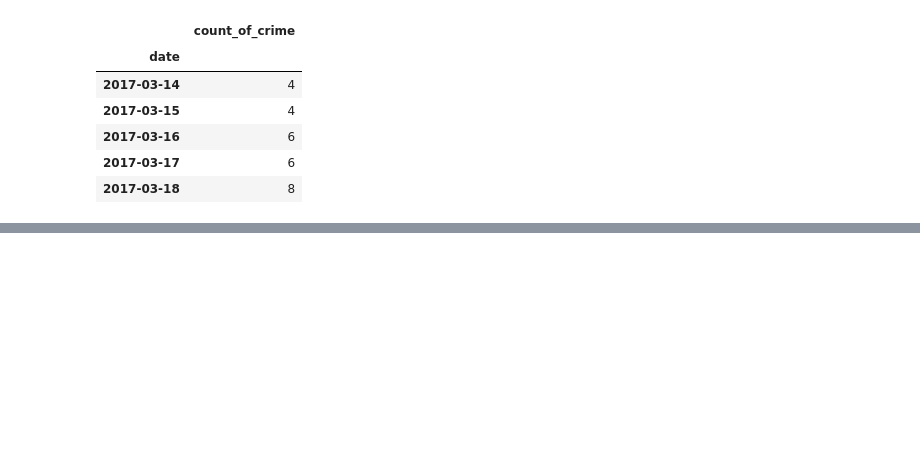
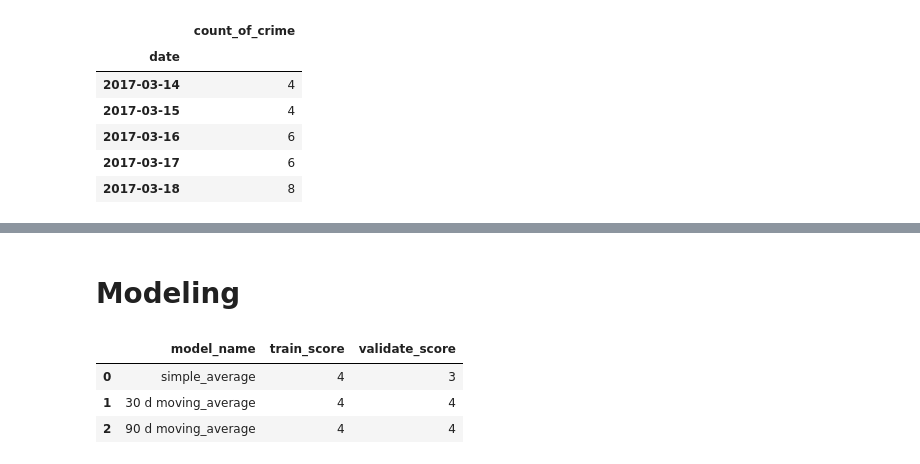
Before and after one commit to cristinalucin/boston-crime-data-project, a Jupyter notebook: Final Project Notebook.ipynb, the cells around one changed output, grey strips where cells are left out. Saved outputs shown, nothing was run; the diff lists cells and outputs as text; code cells hidden in the pictures; blank space fills up the shorter version.

Commit message:
updated explore, model, and created read me

```diff
--- a/Final Project Notebook.ipynb
+++ b/Final Project Notebook.ipynb
@@ -192,0 +247,10 @@ e.train_test_viz(train, validate, test)
+# %% [markdown]
+# Modeling
+# %%
+scores = m.eval_timeseries_models(train,validate, test)
+scores
+# %% [output]
+|  | model_name | train_score | validate_score |
+| 0 | simple_average | 4 | 3 |
+| 1 | 30 d moving_average | 4 | 4 |
+| 2 | 90 d moving_average | 4 | 4 |
```
Also changed, not shown: parts of 17 cells of this notebook, 4 other files.
